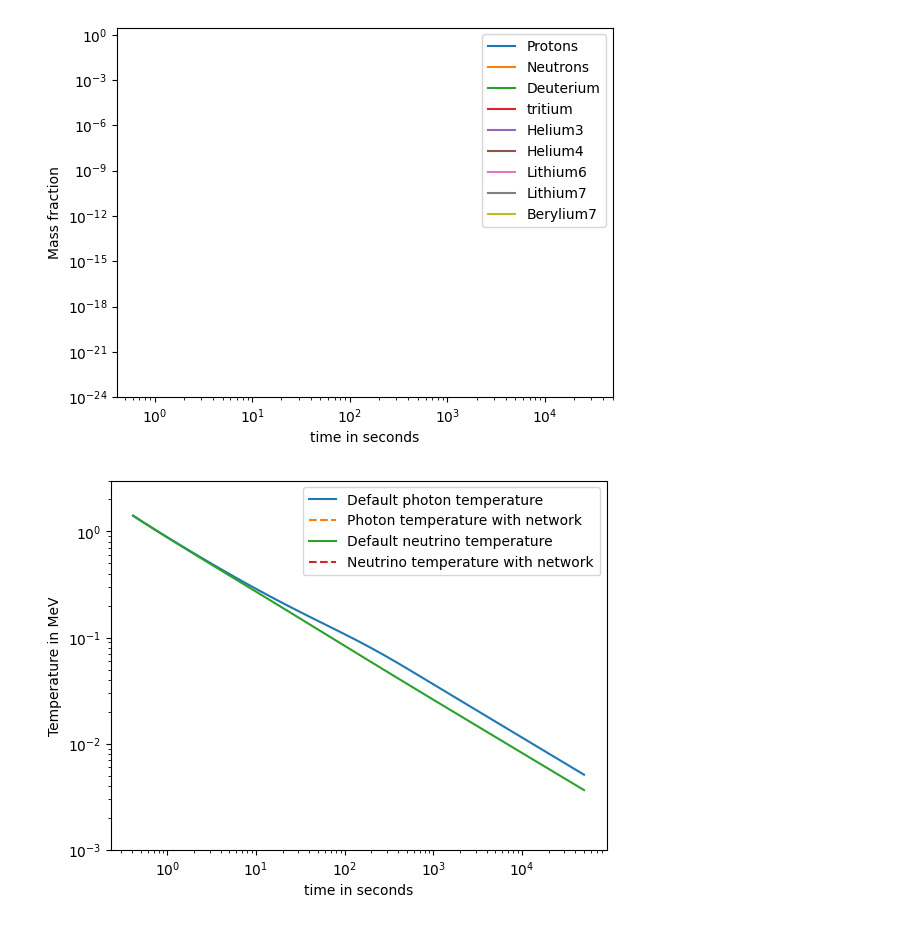
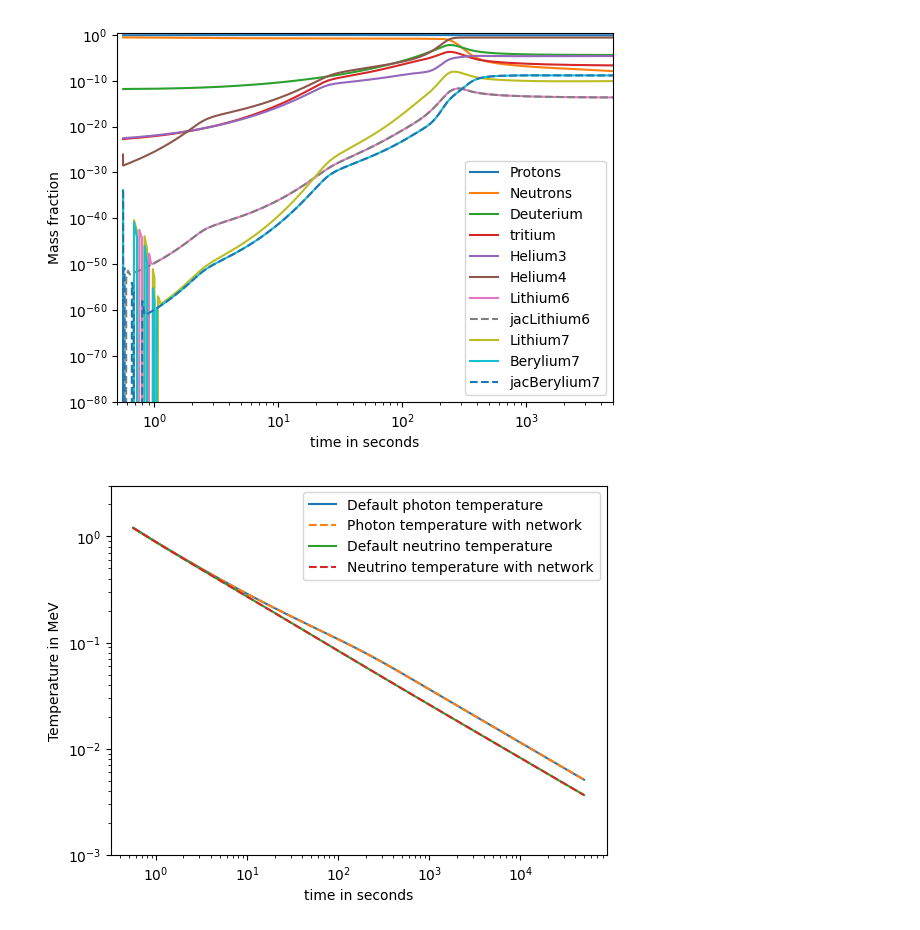
Before and after one commit to hansbdein/Speciale, a Jupyter notebook: only_pna_net.ipynb, the cells around one changed output. Saved outputs shown, nothing was run; the diff lists cells and outputs as text; code cells hidden in the pictures.

Commit message:
Added analytical jacobian

```diff
--- a/only_pna_net.ipynb
+++ b/only_pna_net.ipynb
@@ -260,7 +358,8 @@ Y_ini[1] = 1 - Xn_ini    #Set initial proton mass fraction
 Y_ini[2] = Y_ini[0]*Y_ini[1]/G_np(T_ini,1)          #Set initial deuterium mass fraction
 Y_ini[3] = Y_ini[2]**2/Y_ini[1]/G_tp(T_ini)
 Y_ini[4] = Y_ini[2]**2/Y_ini[0]/G_nHe3(T_ini)
-Y_ini[5] = Y_ini[2]*Y_ini[3]/Y_ini[0]/G_nHe4(T_ini)
+#Y_ini[5] = Y_ini[2]*Y_ini[3]/Y_ini[0]/G_nHe4(T_ini)
+print(Y_ini)
 
 #compile rhs
 bbn_n.rhs(t_ini/timeunit, Y_ini,eta_ini*n_gamma_ini*1*gcm3, T_ini*TMeV2T9*1e9)
@@ -271,16 +370,12 @@ dYdt_ini=lambda Y : bbn_n.rhs(t_ini/timeunit, Y ,eta_ini*n_gamma_ini*m_p*gcm3, T
 Y_initial=opt.fsolve(dYdt_ini, x0=Y_ini)
 
 #use these initial conditions. Currently won't converge
-#Y_ini=abs(Y_initial/sum(Y_initial))
-
+Y_ini[5:]=abs(Y_initial/sum(Y_initial))[5:]
 #rhs(t, Y, rho, T):
-
-'''
-print(Y_ini)
+#Y_ini[6]=abs(Y_initial/sum(Y_initial))[6]*0.9
+#Y_ini[8]=abs(Y_initial/sum(Y_initial))[8]*0.9
 
 print(abs(Y_initial/sum(Y_initial)))
-
 print(sum(Y_initial))
 print(dYdt_ini(Y_ini))
-'''
 # %% [output]
@@ -287,0 +409,4 @@ print(dYdt_ini(Y_ini))
+# %%
+jac=bbn_n.jacobian(t_ini/timeunit, Y_ini,eta_ini*n_gamma_ini*1*m_p*gcm3, T_ini*TMeV2T9*1e9)
+jac=np.append(np.zeros((nNucs,n_bparams)),jac,axis=1)
+np.append(np.zeros((n_bparams,n_params)),jac,axis=0)
@@ -327,0 +500,9 @@ sum:  1.0000000000015492
+# %%
+#Solving without jacobian
+
+nsolY = integrate.solve_ivp(ndall, t_range, initial_param,method='Radau',atol=1e-30,rtol=1e-4,jac_sparsity=sparcity)#,t_eval=t_space)
+jacabun=abun
+print(np.array(abun)/np.array(jacabun))
+abun=[abun[-1] for abun in nsolY.y[n_bparams:]]
+print([abun[0],abun[1],2*abun[2],3*abun[3],3*abun[4],4*abun[5]])
+print('sum: ',abun[0]+abun[1]+2*abun[2]+3*abun[3]+3*abun[4]+4*abun[5])
@@ -351,8 +628,11 @@ plt.plot(nsolY.t/timeunit, 3*nsolY.y[n_bparams+3], label='tritium')
 plt.plot(nsolY.t/timeunit, 3*nsolY.y[n_bparams+4], label='Helium3')
 plt.plot(nsolY.t/timeunit, 4*nsolY.y[n_bparams+5], label='Helium4')
 plt.plot(nsolY.t/timeunit, 4*nsolY.y[n_bparams+6], label='Lithium6')
+plt.plot(jacsolY.t/timeunit, 4*jacsolY.y[n_bparams+6],'--', label='jacLithium6')
 plt.plot(nsolY.t/timeunit, 4*nsolY.y[n_bparams+7], label='Lithium7')
+
 plt.plot(nsolY.t/timeunit, 4*nsolY.y[n_bparams+8], label='Berylium7')
+plt.plot(jacsolY.t/timeunit, 4*jacsolY.y[n_bparams+8],'--', label='jacBerylium7')
 #plt.plot(solY.t/timeunit, [1e-4 for t in solY.t], 'k+',label='eval test')
 #plt.plot(sol.t, sol.y[3]/sol.y[2], label='n/p')
 
@@ -360,8 +640,8 @@ plt.plot(nsolY.t/timeunit, 4*nsolY.y[n_bparams+8], label='Berylium7')
 #print(solY)
 plt.xlabel('time in seconds')
 plt.ylabel('Mass fraction')
-plt.ylim(1e-24,3)
-plt.xlim(t_ini/timeunit,5e4)
+plt.ylim(1e-80,3)
+plt.xlim(0.5,5e3)
 
 plt.xscale('log')
 plt.yscale('log')
@@ -372,34 +652,34 @@ plt.yscale('log')
 plt.legend()
 plt.show()
 
 plt.figure('temperature')
 
 # Plot the Temperature
 plt.plot(sol.t/timeunit, sol.y[0], label='Default photon temperature')
 plt.plot(nsolY.t/timeunit, nsolY.y[0],'--', label='Photon temperature with network')
 
 # Test with completely radiation dominated universe
 #t_space=solY.t
 #T_approx=np.sqrt(1.226*10**21/t_space)
 #T_approx=1/np.sqrt(t_space/timeunit)/10.4*TMeV2T9
-plt.plot(sol.t/timeunit, T_ini/sol.y[2], label='Default neutrino temperature')
-plt.plot(nsolY.t/timeunit, T_ini/nsolY.y[2],'--', label='Neutrino temperature with network')
+plt.plot(sol.t/timeunit, T_ini/sol.y[1], label='Default neutrino temperature')
+plt.plot(nsolY.t/timeunit, T_ini/nsolY.y[1],'--', label='Neutrino temperature with network')
 
 #plot the scale factor
 #plt.plot(sol.t/timeunit, sol.y[2]/1e3, label='scale factor')
 
 #fix the axis
 plt.xlabel('time in seconds')
 plt.ylabel('Temperature in MeV')
 
 plt.xscale('log')
 plt.yscale('log')
 
 # plt.xlim((0.1, 2e5))
 plt.ylim((1e-3,3))
 
 plt.legend()
 plt.show()
 # %% [output]
-[figure, old version]
+[figure, new version]
-[figure, old version]
+[figure, new version]
```
Also changed, not shown: parts of 16 cells of this notebook.
